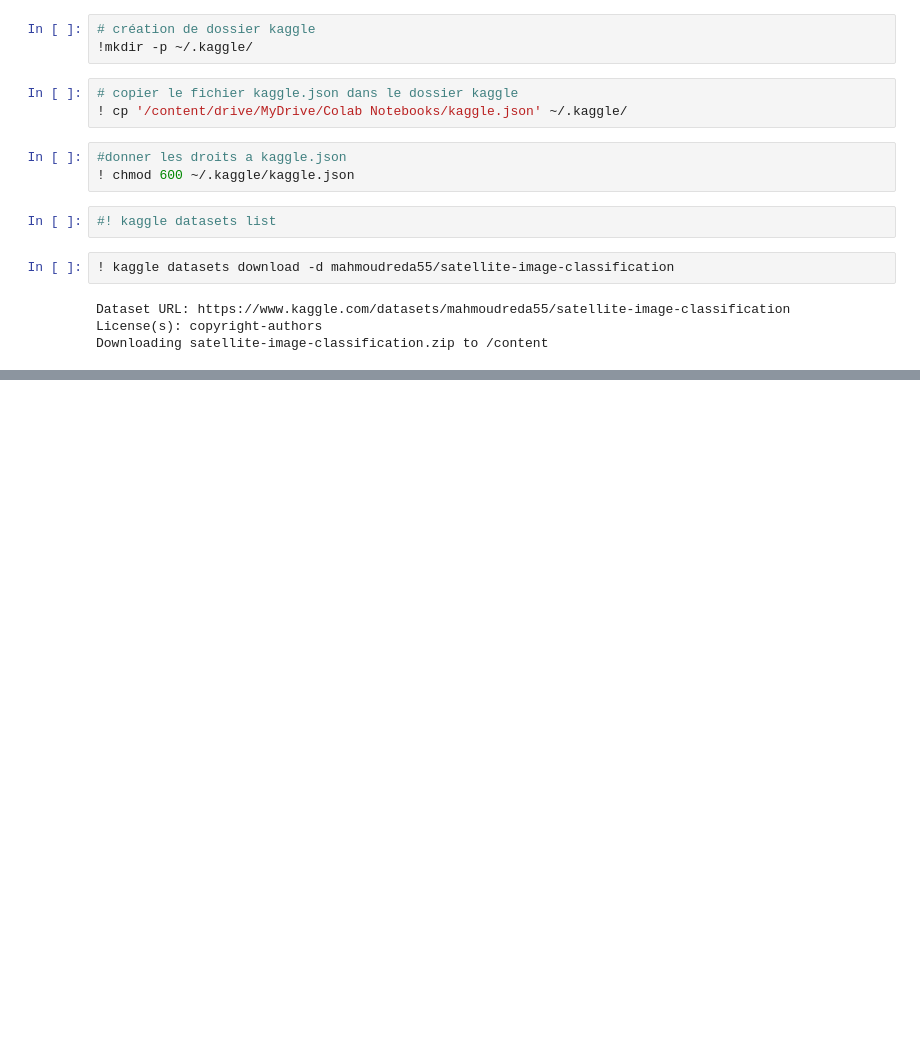
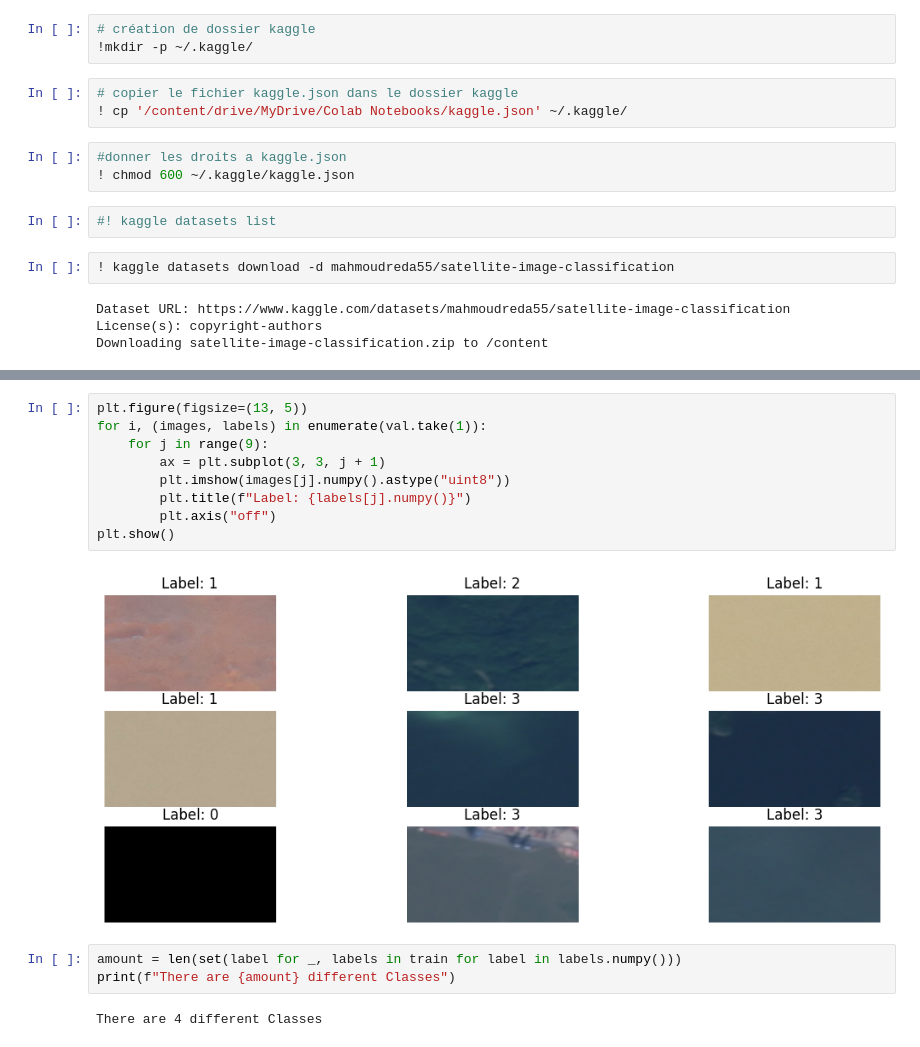
Before and after one commit to bassala/google_colab, a Jupyter notebook: classification_image_settellite.ipynb, the cells around one changed output, grey strips where cells are left out. Saved outputs shown, nothing was run; the diff lists cells and outputs as text; blank space fills up the shorter version.

```diff
--- a/classification_image_settellite.ipynb
+++ b/classification_image_settellite.ipynb
@@ -24,0 +91,16 @@ Downloading satellite-image-classification.zip to /content
+# %%
+plt.figure(figsize=(13, 5))
+for i, (images, labels) in enumerate(val.take(1)):
+    for j in range(9):
+        ax = plt.subplot(3, 3, j + 1)
+        plt.imshow(images[j].numpy().astype("uint8"))
+        plt.title(f"Label: {labels[j].numpy()}")
+        plt.axis("off")
+plt.show()
+# %% [output]
+[figure, added]
+# %%
+amount = len(set(label for _, labels in train for label in labels.numpy()))
+print(f"There are {amount} different Classes")
+# %% [output]
+There are 4 different Classes
```
Also changed, not shown: parts of 13 cells of this notebook.
